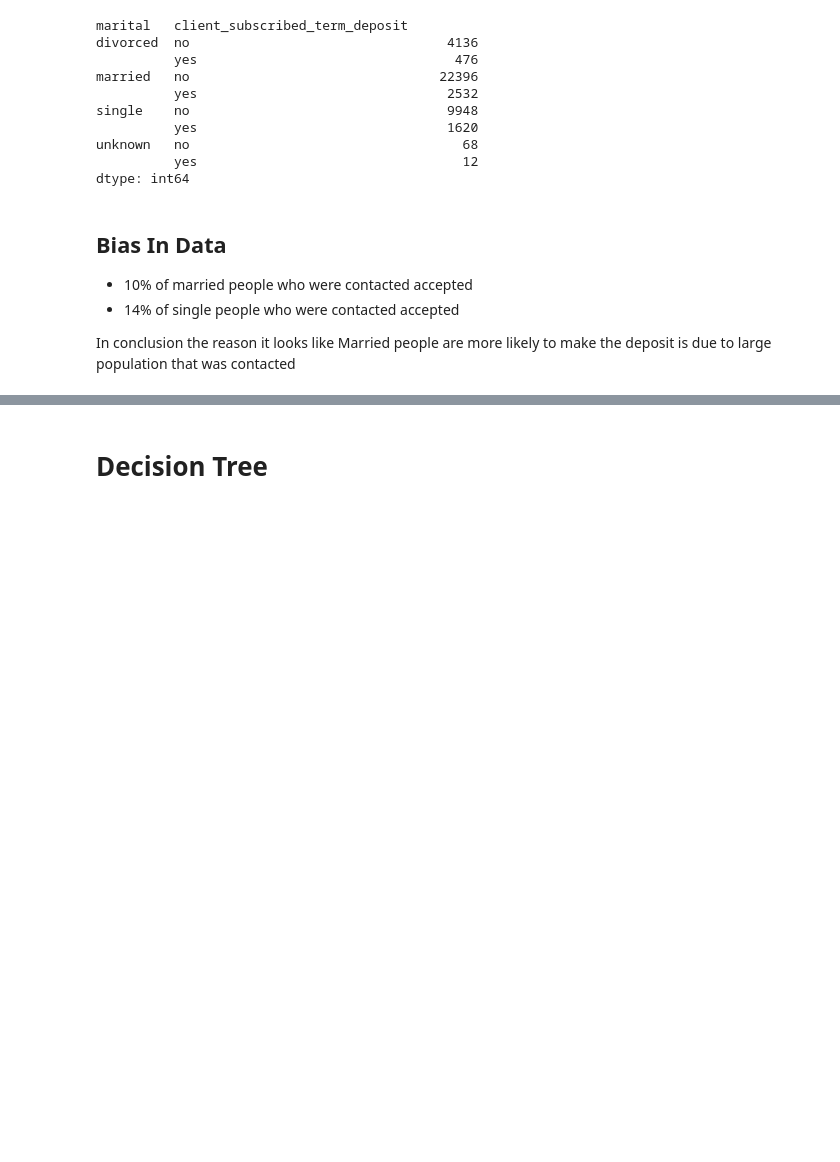
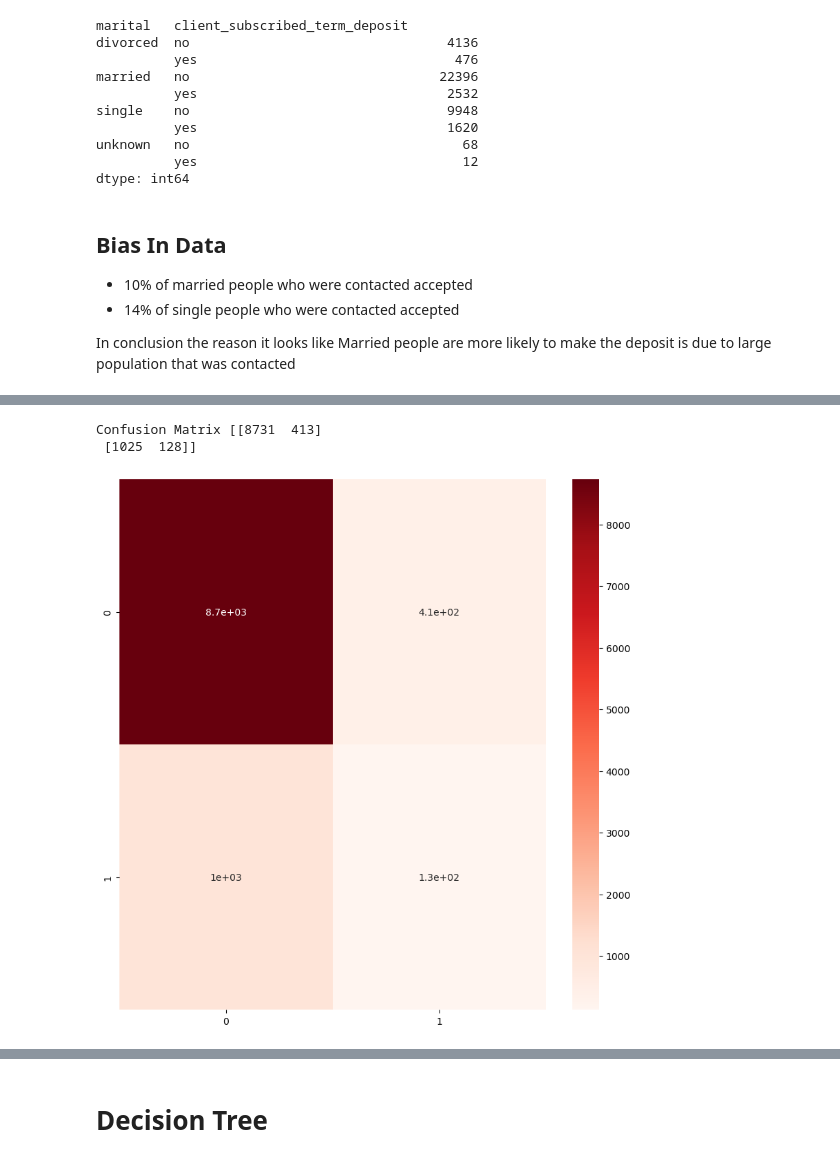
Before and after one commit to srideviaishwariya/rainier, a Jupyter notebook: module_17_starter/prompt_III.ipynb, the cells around one changed output, grey strips where cells are left out. Cells and saved outputs as stored; diff of their text form; code cells hidden in the pictures; blank space fills up the shorter version.

```diff
--- a/module_17_starter/prompt_III.ipynb
+++ b/module_17_starter/prompt_III.ipynb
@@ -428,0 +618,4 @@ print(fiftypipe_fp)
+# %%
+knn=KNeighborsClassifier(n_neighbors=3)
+knn.fit(X_train, y_train)
+y_pred=knn.predict(X_train)
@@ -428,0 +646,20 @@ print(fiftypipe_fp)
+# %%
+y_test_pred=knn.predict(X_test)
+
+cfm=confusion_matrix(y_test, y_test_pred)
+trueNegative=cfm[0][0]
+falsePossitive=cfm[0][1]
+false_negative=cfm[1][0]
+truePositive=cfm[1][1]
+
+print("Confusion Matrix", cfm)
+# %% [output]
+Confusion Matrix [[8731  413]
+ [1025  128]]
+# %%
+cfm_df=pd.DataFrame(cfm, range(2), range(2))
+plt.figure(figsize=(10,10))
+sns.heatmap(cfm_df, cmap='Reds', annot=True)
+plt.show()
+# %% [output]
+[figure, added]
```
Also changed, not shown: parts of 97 cells of this notebook, 4 other files.
